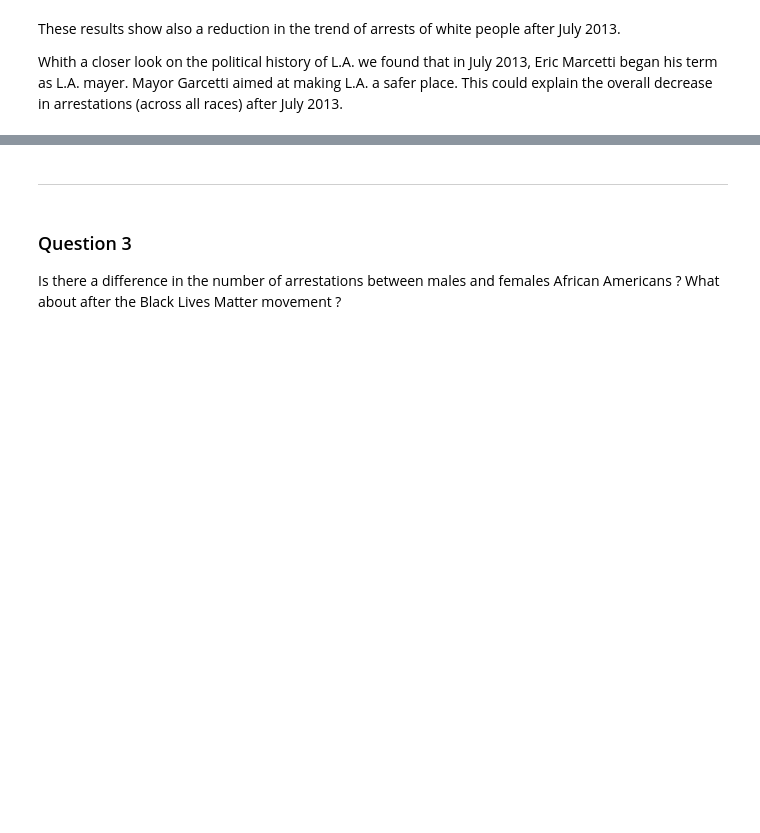
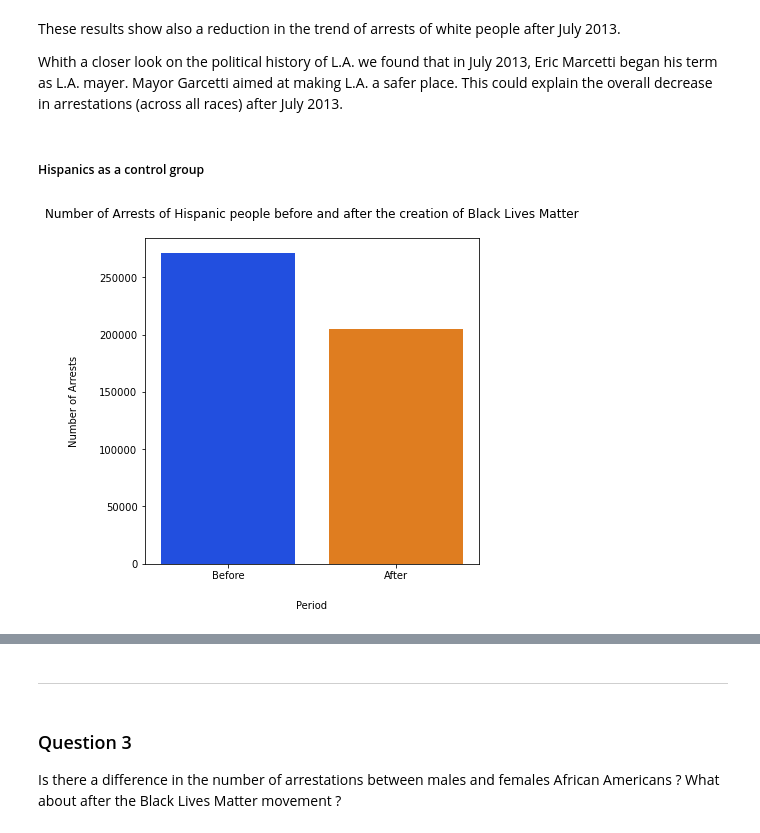
Before and after one commit to SkyRiS3s/ada-2020-project-milestone-p3-p3_msf, a Jupyter notebook: P4_msf.ipynb, the cells around one changed output, grey strips where cells are left out. Cells and saved outputs as stored; diff of their text form; code cells hidden in the pictures; blank space fills up the shorter version.

Commit message:
q2 hispanic

```diff
--- a/P4_msf.ipynb
+++ b/P4_msf.ipynb
@@ -373,3 +486,19 @@ model.summary()
 These results show also a reduction in the trend of arrests of white people after July 2013.
 
 Whith a closer look on the political history of L.A. we found that in July 2013, Eric Marcetti began his term as L.A. mayer. Mayor Garcetti aimed at making L.A. a safer place. This could explain the overall decrease in arrestations (across all races) after July 2013.
+# %% [markdown]
+##### Hispanics as a control group
+# %%
+hispanic_data = race_data[race_data['Race'] == 'H']
+hispanic_before_movement = hispanic_data[hispanic_data['Date'] < movement_creation_date].assign(Period = "Before")
+hispanic_after_movement = hispanic_data[(hispanic_data['Date'] >= movement_creation_date) &
+                                  (hispanic_data['Date'] <= datetime.datetime(2016,12,31))].assign(Period = "After")
+
+fig = plt.figure(figsize=(6,6))
+ax = plot = sns.countplot(x='Period', data= pd.concat([hispanic_before_movement, hispanic_after_movement]), palette = 'bright')
+plt.title("Number of Arrests of Hispanic people before and after the creation of Black Lives Matter", pad = 20)
+plt.ylabel('Number of Arrests', labelpad = 20)
+plt.xlabel('Period', labelpad = 20)
+plt.show()
+# %% [output]
+[figure, added]
```
Also changed, not shown: parts of 28 cells of this notebook.
